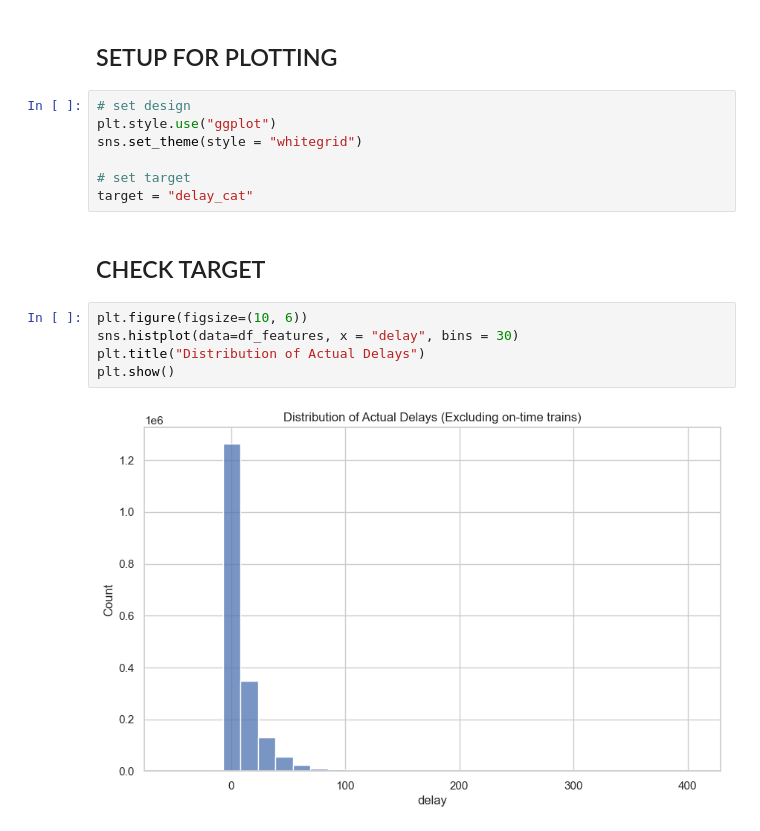
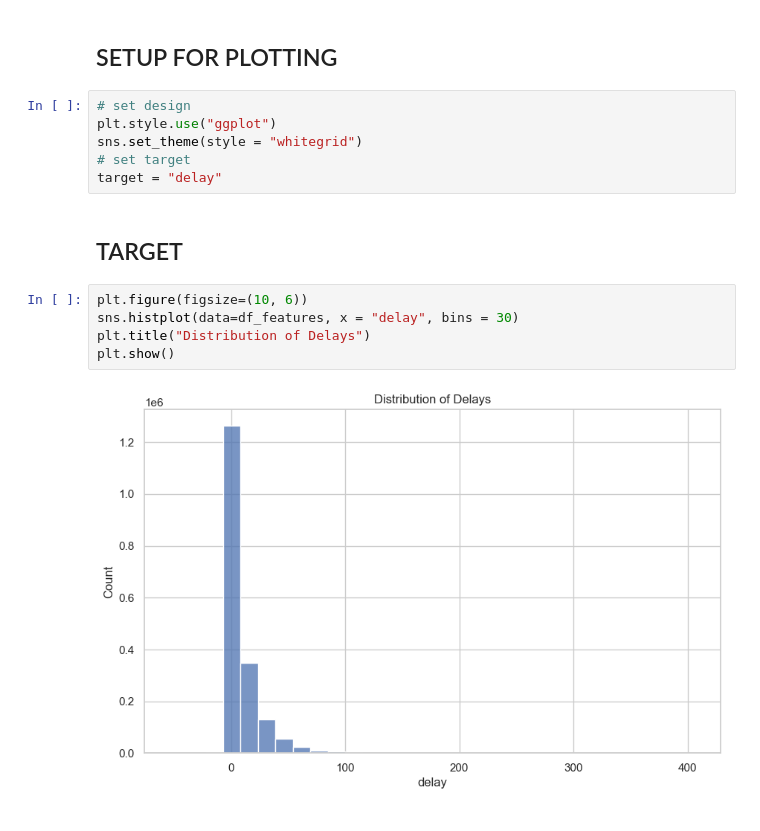
Before and after one commit to bjarneh22/Delay_Predictor_Deutsche_Bahn, a Jupyter notebook: src/jakob_analysis/02_eda.ipynb, the cells around one changed output. Saved outputs shown, nothing was run; the diff lists cells and outputs as text.

```diff
--- a/src/jakob_analysis/02_eda.ipynb
+++ b/src/jakob_analysis/02_eda.ipynb
@@ -115,15 +115,14 @@ Decision on features:
 # set design
 plt.style.use("ggplot")
 sns.set_theme(style = "whitegrid")
-
 # set target
-target = "delay_cat"
+target = "delay"
 # %% [markdown]
-## CHECK TARGET
+## TARGET
 # %%
 plt.figure(figsize=(10, 6))
 sns.histplot(data=df_features, x = "delay", bins = 30)
-plt.title("Distribution of Actual Delays")
+plt.title("Distribution of Delays")
 plt.show()
 # %% [output]
-[figure, old version]
+[figure, new version]
```
Also changed, not shown: parts of 11 cells of this notebook.
